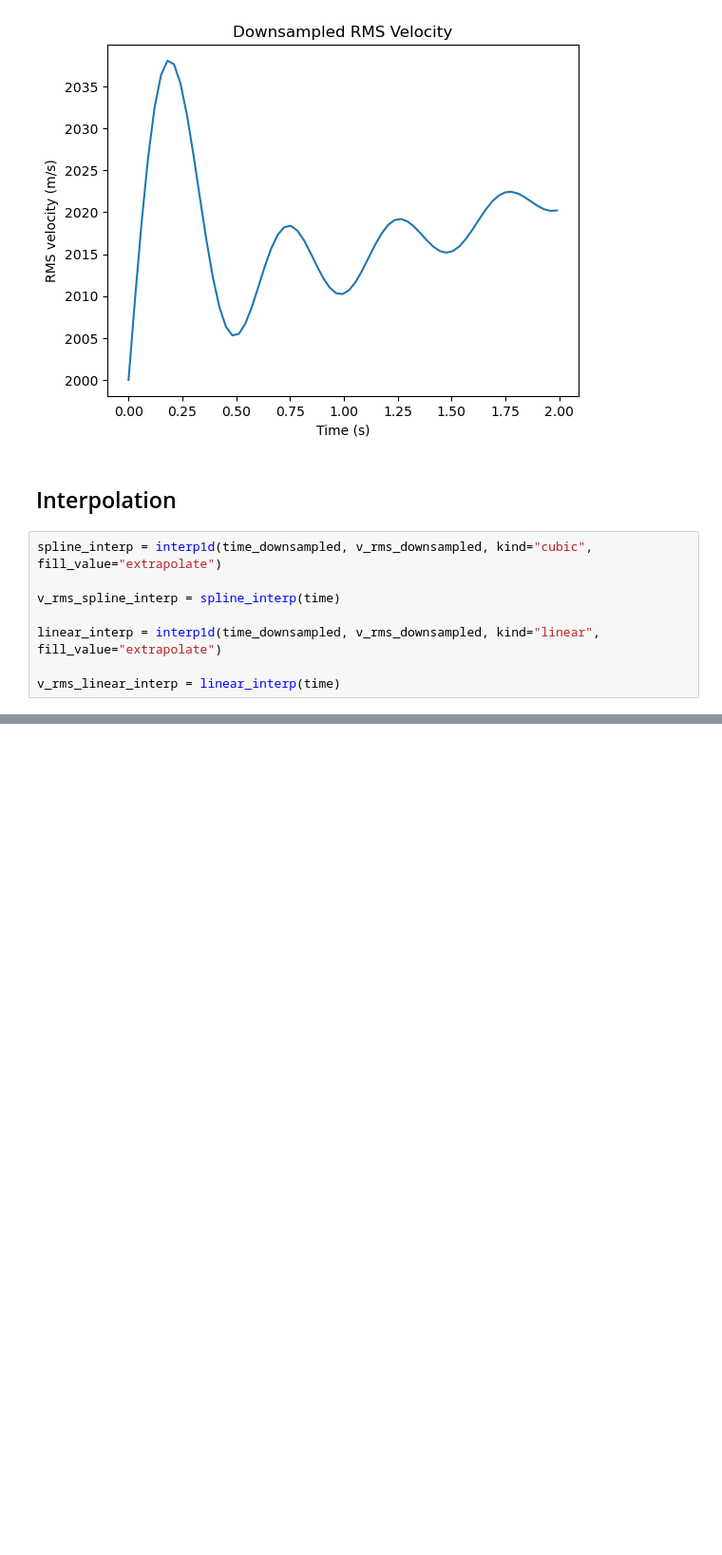
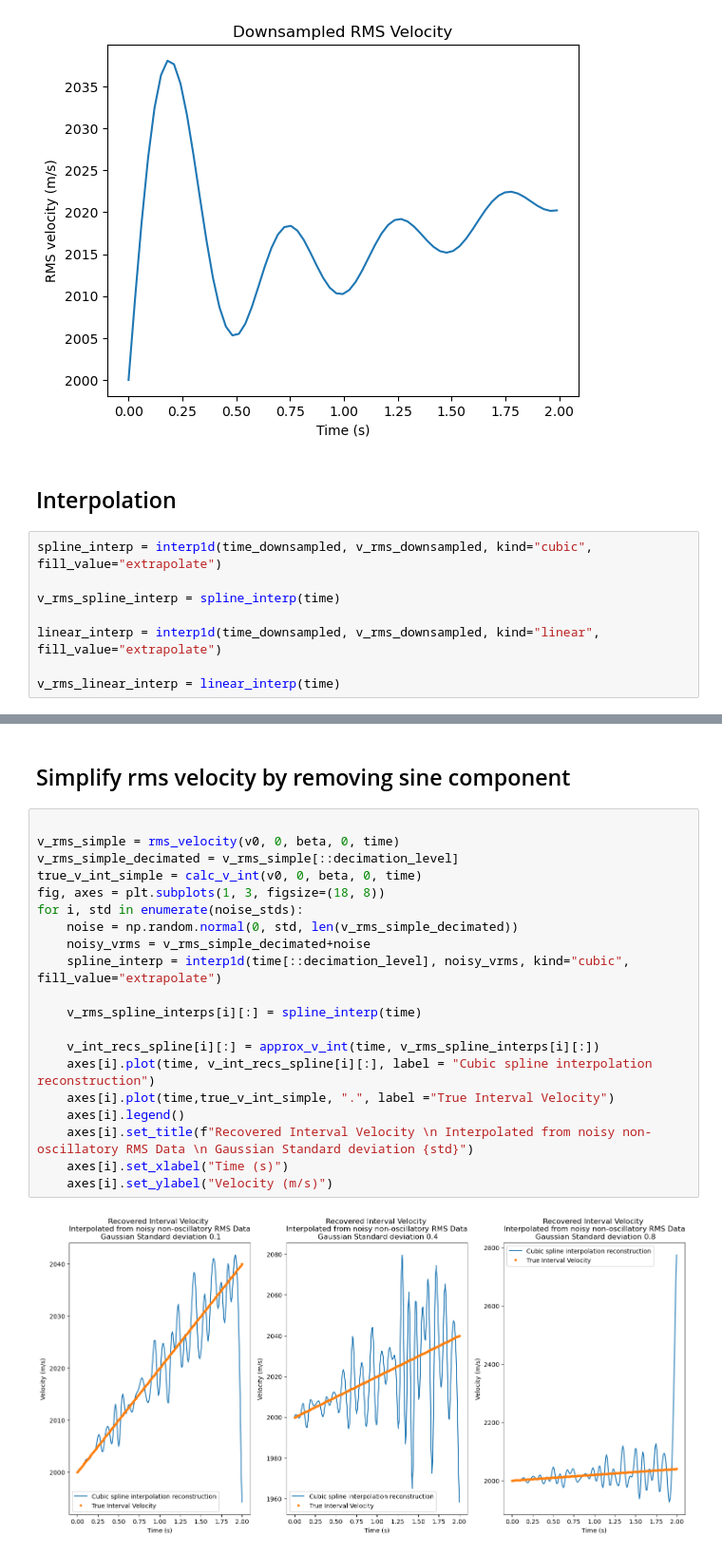
Before and after one commit to ian-ha/eosc454-a2, a Jupyter notebook: assignment2.ipynb, the cells around one changed output, grey strips where cells are left out. Shown at 95% size. Saved outputs shown, nothing was run; the diff lists cells and outputs as text; blank space fills up the shorter version.

```diff
--- a/assignment2.ipynb
+++ b/assignment2.ipynb
@@ -204,0 +238,24 @@ for i, decimation_level in enumerate(decimation_levels):
+# %% [markdown]
+## Simplify rms velocity by removing sine component
+# %%
+
+v_rms_simple = rms_velocity(v0, 0, beta, 0, time)
+v_rms_simple_decimated = v_rms_simple[::decimation_level]
+true_v_int_simple = calc_v_int(v0, 0, beta, 0, time)
+fig, axes = plt.subplots(1, 3, figsize=(18, 8))
+for i, std in enumerate(noise_stds):
+    noise = np.random.normal(0, std, len(v_rms_simple_decimated))
+    noisy_vrms = v_rms_simple_decimated+noise
+    spline_interp = interp1d(time[::decimation_level], noisy_vrms, kind="cubic", fill_value="extrapolate")
+
+    v_rms_spline_interps[i][:] = spline_interp(time)
+
+    v_int_recs_spline[i][:] = approx_v_int(time, v_rms_spline_interps[i][:])
+    axes[i].plot(time, v_int_recs_spline[i][:], label = "Cubic spline interpolation reconstruction")
+    axes[i].plot(time,true_v_int_simple, ".", label ="True Interval Velocity")
+    axes[i].legend()
+    axes[i].set_title(f"Recovered Interval Velocity \n Interpolated from noisy non-oscillatory RMS Data \n Gaussian Standard deviation {std}")
+    axes[i].set_xlabel("Time (s)")
+    axes[i].set_ylabel("Velocity (m/s)")
+# %% [output]
+[figure, added]
```
Also changed, not shown: parts of 6 cells of this notebook, 2 other files.
